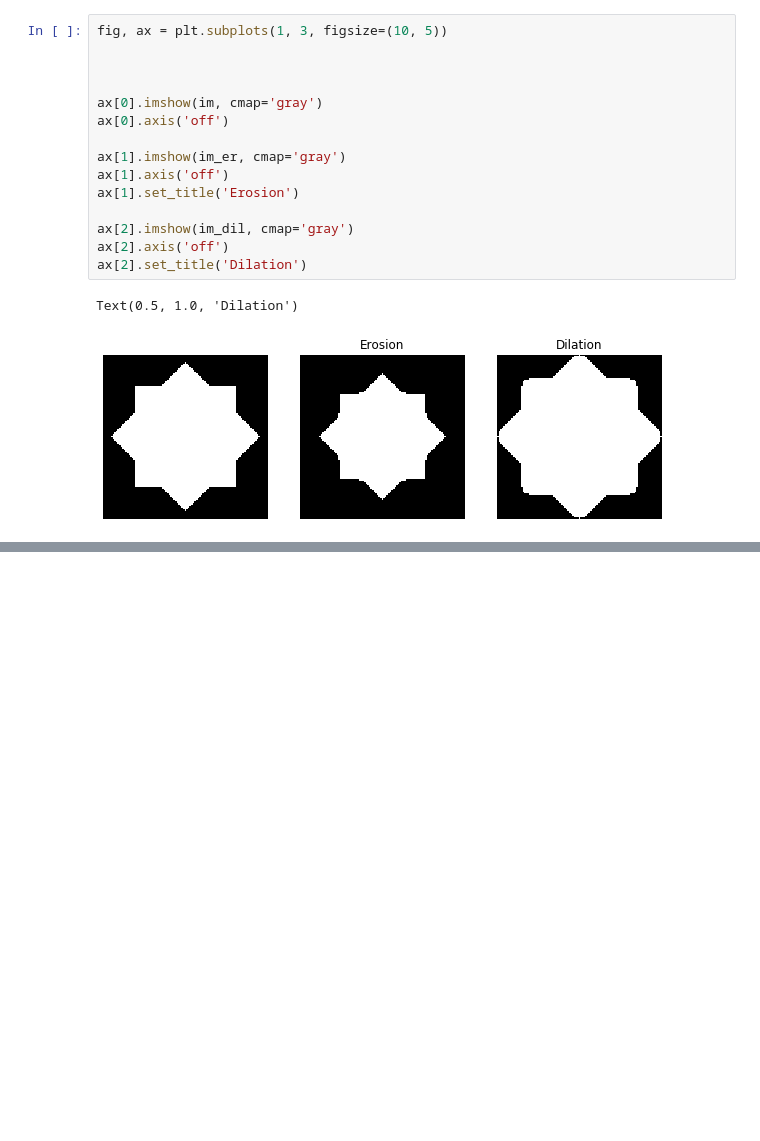
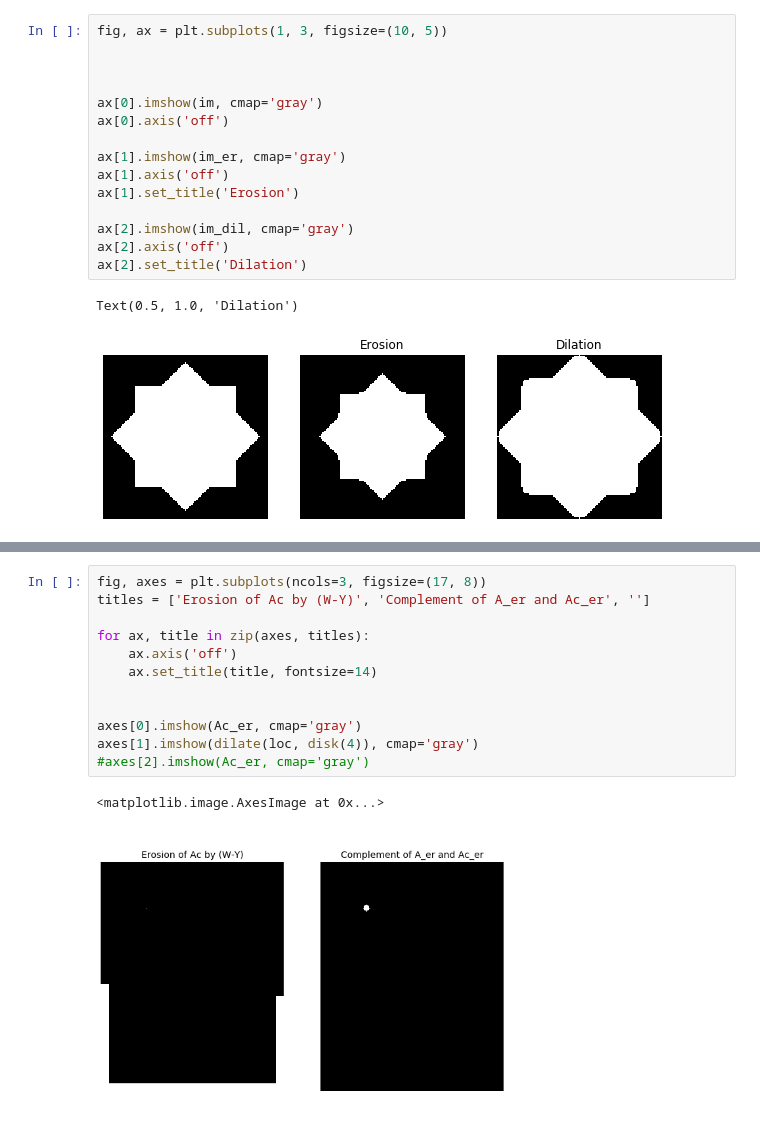
Before and after one commit to uw-cheme599/uw-cheme599.github.io, a Jupyter notebook: Wi20_content/morphology.ipynb, the cells around one changed output, grey strips where cells are left out. Cells and saved outputs as stored; diff of their text form; blank space fills up the shorter version.

```diff
--- a/Wi20_content/morphology.ipynb
+++ b/Wi20_content/morphology.ipynb
@@ -135,0 +226,15 @@ plt.imshow(test, cmap='gray')
+# %%
+fig, axes = plt.subplots(ncols=3, figsize=(17, 8))
+titles = ['Erosion of Ac by (W-Y)', 'Complement of A_er and Ac_er', '']
+
+for ax, title in zip(axes, titles):
+    ax.axis('off')
+    ax.set_title(title, fontsize=14)
+
+
+axes[0].imshow(Ac_er, cmap='gray')
+axes[1].imshow(dilate(loc, disk(4)), cmap='gray')
+#axes[2].imshow(Ac_er, cmap='gray')
+# %% [output]
+<matplotlib.image.AxesImage at 0x...>
+[figure, added]
```
Also changed, not shown: parts of 67 cells of this notebook, 12 other files.
